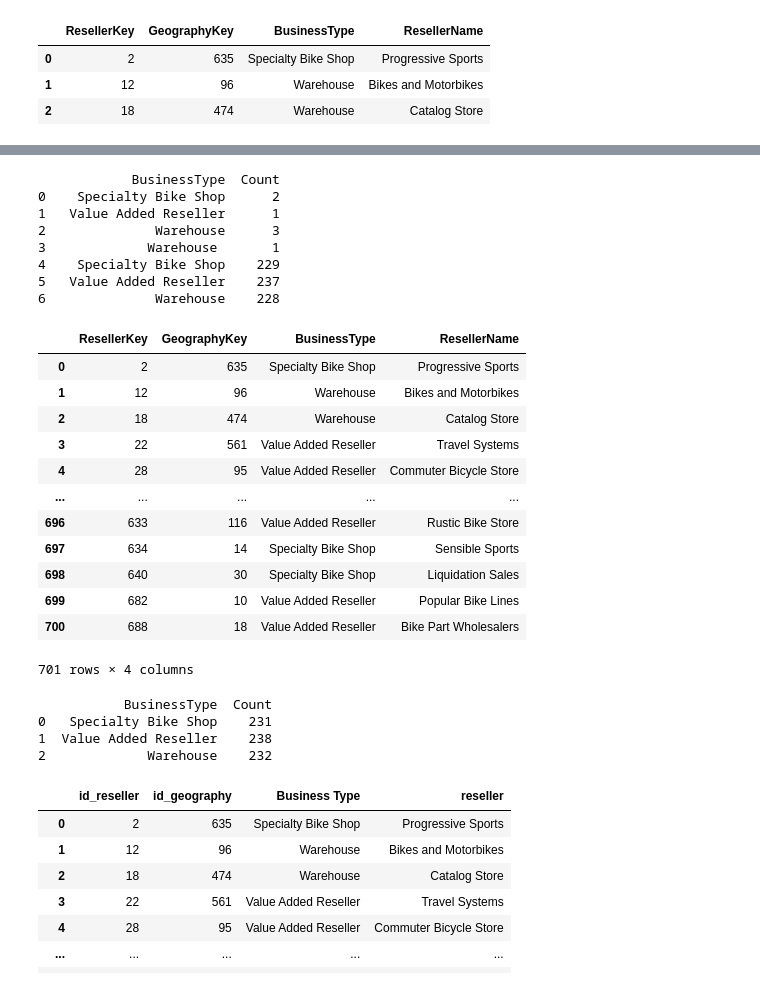
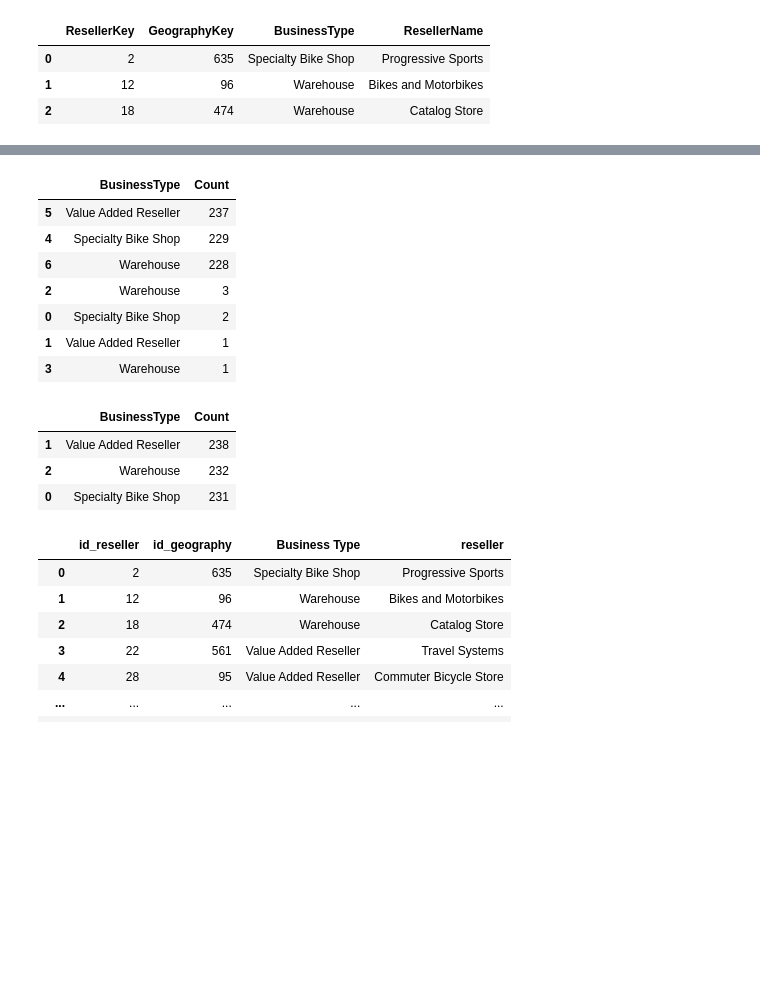
Before and after one commit to ClaudioChavarria/data_preparation_using_python, a Jupyter notebook: exercise_01_data_preparation_using_pandas/exercise_01_solution.ipynb, the cells around one changed output, grey strips where cells are left out. Drawn from its saved outputs; the diff is of its cells as text; code cells hidden in the pictures; blank space fills up the shorter version.

```diff
--- a/exercise_01/exercise_01_solution.ipynb
+++ b/exercise_01_data_preparation_using_pandas/exercise_01_solution.ipynb
@@ -307,40 +328,24 @@ stg_dim_reseller
 # %%
-grouped_reseller_df = stg_dim_reseller.groupby('BusinessType').size().reset_index(name='Count').sort_values(by='BusinessType', ascending=True)
-print(grouped_reseller_df)
+grouped_reseller_df = stg_dim_reseller.groupby('BusinessType').size().reset_index(name= 'Count').sort_values(by = 'Count', ascending = False)
+grouped_reseller_df
 # %% [output]
-            BusinessType  Count
-0    Specialty Bike Shop      2
-1   Value Added Reseller      1
-2              Warehouse      3
-3             Warehouse       1
-4    Specialty Bike Shop    229
-5   Value Added Reseller    237
-6              Warehouse    228
+|  | BusinessType | Count |
+| 5 | Value Added Reseller | 237 |
+| 4 | Specialty Bike Shop | 229 |
+| 6 | Warehouse | 228 |
+| 2 | Warehouse | 3 |
+| 0 | Specialty Bike Shop | 2 |
+| 1 | Value Added Reseller | 1 |
+| 3 | Warehouse | 1 |
 # %%
 stg_dim_reseller['BusinessType'] = stg_dim_reseller['BusinessType'].str.strip()
-stg_dim_reseller
+grouped_reseller_df = stg_dim_reseller.groupby('BusinessType').size().reset_index(name= 'Count').sort_values(by = 'Count', ascending = False)
+grouped_reseller_df
 # %% [output]
-|  | ResellerKey | GeographyKey | BusinessType | ResellerName |
-| 0 | 2 | 635 | Specialty Bike Shop | Progressive Sports |
-| 1 | 12 | 96 | Warehouse | Bikes and Motorbikes |
-| 2 | 18 | 474 | Warehouse | Catalog Store |
-| 3 | 22 | 561 | Value Added Reseller | Travel Systems |
-| 4 | 28 | 95 | Value Added Reseller | Commuter Bicycle Store |
-| ... | ... | ... | ... | ... |
-| 696 | 633 | 116 | Value Added Reseller | Rustic Bike Store |
-| 697 | 634 | 14 | Specialty Bike Shop | Sensible Sports |
-| 698 | 640 | 30 | Specialty Bike Shop | Liquidation Sales |
-| 699 | 682 | 10 | Value Added Reseller | Popular Bike Lines |
-| 700 | 688 | 18 | Value Added Reseller | Bike Part Wholesalers |
+|  | BusinessType | Count |
+| 1 | Value Added Reseller | 238 |
+| 2 | Warehouse | 232 |
+| 0 | Specialty Bike Shop | 231 |
-701 rows × 4 columns
-# %%
-grouped_reseller_df = stg_dim_reseller.groupby('BusinessType').size().reset_index(name='Count').sort_values(by='BusinessType', ascending=True)
-print(grouped_reseller_df)
-# %% [output]
-           BusinessType  Count
-0   Specialty Bike Shop    231
-1  Value Added Reseller    238
-2             Warehouse    232
 # %%
 stg_dim_reseller.columns = ['id_reseller', 'id_geography', 'Business Type', 'reseller']
 stg_dim_reseller
```
Also changed, not shown: parts of 26 cells of this notebook, 2 other files.
